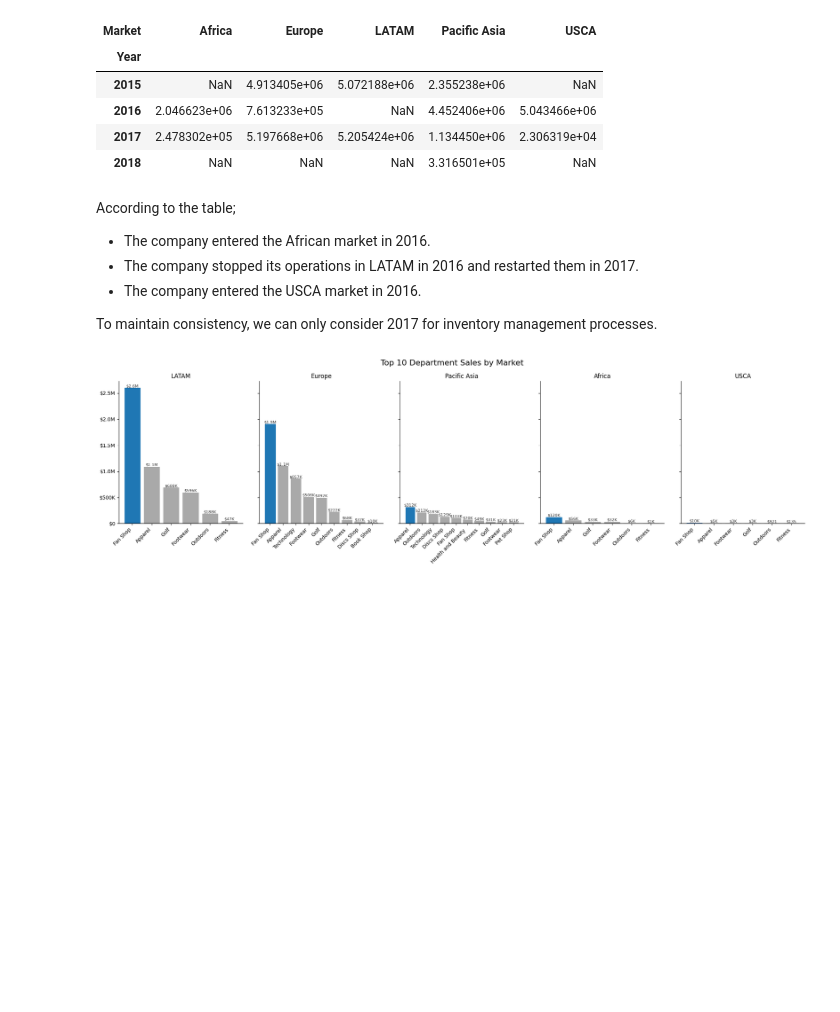
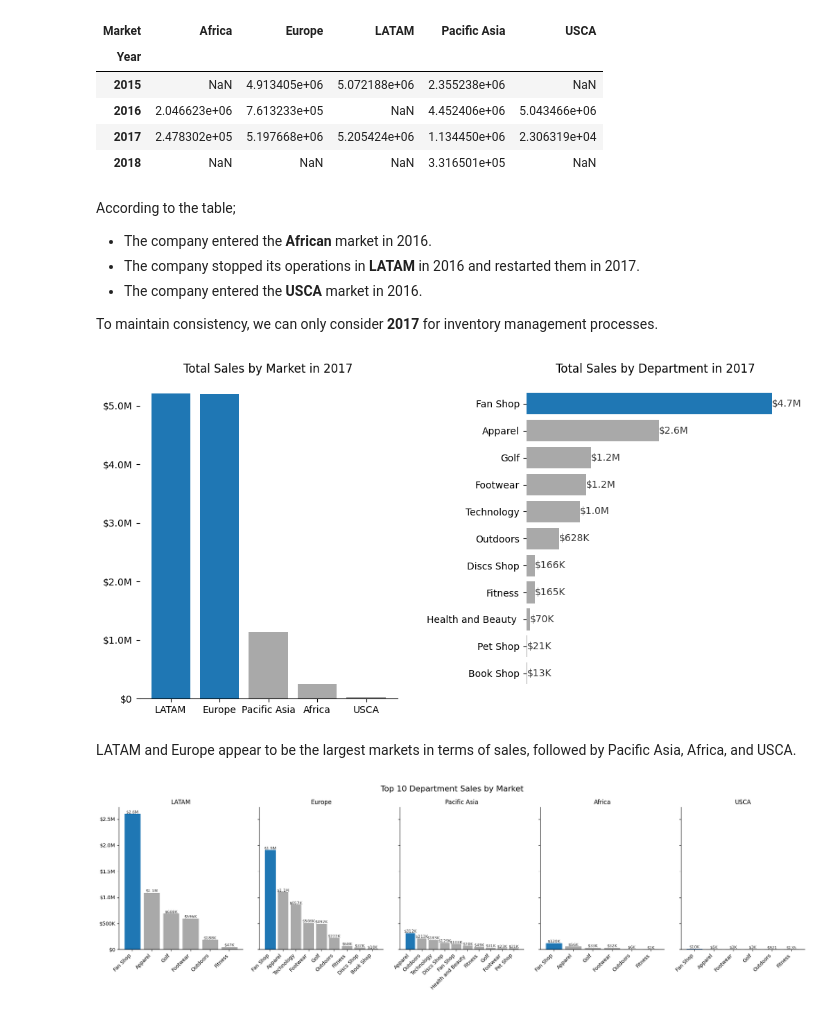
Before and after one commit to emirhansilsupur/supply-chain-analytics-forecasting, a Jupyter notebook: SC_Analytics_Forecasting.ipynb, the cells around one changed output. Cells and saved outputs as stored; diff of their text form; code cells hidden in the pictures; blank space fills up the shorter version.

```diff
--- a/SC_Analytics_Forecasting.ipynb
+++ b/SC_Analytics_Forecasting.ipynb
@@ -155,13 +155,53 @@ df.pivot_table(index="Year", columns="Market", values="Sales", aggfunc="sum")
 # %% [markdown]
 According to the table;
 
-- The company entered the African market in 2016.
-- The company stopped its operations in LATAM in 2016 and restarted them in 2017.
-- The company entered the USCA market in 2016.
+- The company entered the **African** market in 2016.
+- The company stopped its operations in **LATAM** in 2016 and restarted them in 2017.
+- The company entered the **USCA** market in 2016.
 
-To maintain consistency, we can only consider 2017 for inventory management processes.
+To maintain consistency, we can only consider **2017** for inventory management processes.
 # %%
 df_ = df[(df["Year"] == 2017)]
+# %%
+market_sales_2017 = df_.groupby("Market")["Sales"].sum().sort_values(ascending=False)
+department_sales_2017 = df_.groupby("Department Name",observed=False)["Sales"].sum().sort_values(ascending=True)
+
+top_markets_2017 = dict(sorted(market_sales_2017.items(), key=lambda item: item[1], reverse=True)[:2])
+top_department_2017 = "Fan Shop"
+
+# Create the figure and subplots
+fig, ax = plt.subplots(nrows=1, ncols=2, figsize=(12, 6))
+
+# Plot sales by market
+for market, sales in market_sales_2017.items():
+    color = "tab:blue" if market in top_markets_2017 else "darkgrey"
+    ax[0].bar(market, sales, color=color)
+
+ax[0].set_title("Total Sales by Market in 2017")
+ax[0].yaxis.set_major_formatter(FuncFormatter(currency_formatter))
+
+# Plot sales by department
+for department, sales in department_sales_2017.items():
+    color = "tab:blue" if department == top_department_2017 else "darkgrey"
+    barh = ax[1].barh(department, sales, color=color)
+    ax[1].text(sales, department, currency_formatter(sales, None),
+               va="center", ha="left", color="black", alpha=0.8)
+
+ax[1].set_title("Total Sales by Department in 2017")
+ax[1].xaxis.set_major_formatter(FuncFormatter(currency_formatter))
+ax[1].spines["bottom"].set_visible(False)
+ax[1].xaxis.set_visible(False)
+
+for axes in ax:
+    axes.spines[["top", "right", "left"]].set_visible(False)
+    axes.set_axisbelow(True)
+
+plt.subplots_adjust(wspace=0.5)
+plt.show()
+# %% [output]
+[figure, added]
+# %% [markdown]
+LATAM and Europe appear to be the largest markets in terms of sales, followed by Pacific Asia, Africa, and USCA.
 # %%
 market_sales_idx = df_.groupby("Market")["Sales"].sum().sort_values(ascending=False).index
 total_sales_by_market_department = df_.groupby(["Market","Department Name"])["Sales"].sum().reset_index()
```
Also changed, not shown: parts of 1 cell of this notebook.
